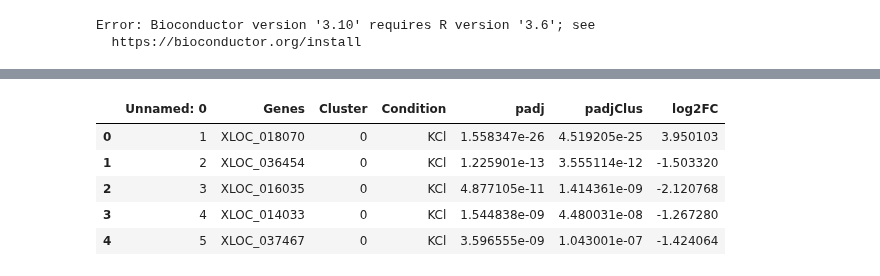
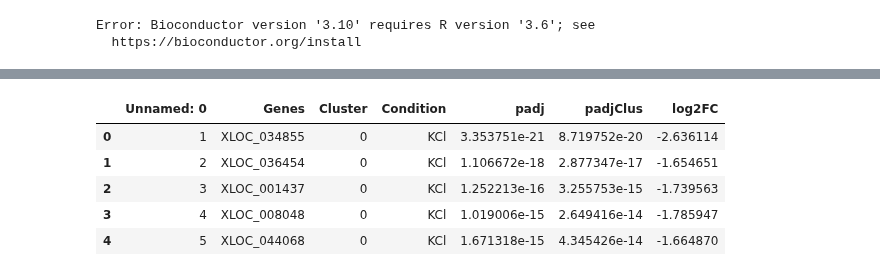
Before and after one commit to pachterlab/CWGFLHGCCHAP_2021, a Jupyter notebook: notebooks/StimulationAnalysis/deSeq2Analysis_StimulationResponse.ipynb, the cells around one changed output, grey strips where cells are left out. Cells and saved outputs as stored; diff of their text form; code cells hidden in the pictures.

```diff
--- a/notebooks/StimulationAnalysis/deSeq2Analysis_StimulationResponse.ipynb
+++ b/notebooks/StimulationAnalysis/deSeq2Analysis_StimulationResponse.ipynb
@@ -587,14 +596,13 @@ upset(fromList(vecsToPlot), sets = as.character(clusters),nintersects= NA,order.
 # %%
-deseq_df = pd.read_csv('./kallistoDEAnalysis_Stim/deSeq2_deGenesDF_log2FCof1_singleCellReplicates_noShrinkage_subSample.csv',
-            sep=",")
+deseq_df = pd.read_csv('D1.1818',sep=",") #./kallistoDEAnalysis_Stim/deSeq2_deGenesDF_log2FCof1_singleCellReplicates_noShrinkage_subSample.csv
 deseq_df.head()
 # %% [output]
 |  | Unnamed: 0 | Genes | Cluster | Condition | padj | padjClus | log2FC |
-| 0 | 1 | XLOC_018070 | 0 | KCl | 1.558347e-26 | 4.519205e-25 | 3.950103 |
-| 1 | 2 | XLOC_036454 | 0 | KCl | 1.225901e-13 | 3.555114e-12 | -1.503320 |
-| 2 | 3 | XLOC_016035 | 0 | KCl | 4.877105e-11 | 1.414361e-09 | -2.120768 |
-| 3 | 4 | XLOC_014033 | 0 | KCl | 1.544838e-09 | 4.480031e-08 | -1.267280 |
-| 4 | 5 | XLOC_037467 | 0 | KCl | 3.596555e-09 | 1.043001e-07 | -1.424064 |
+| 0 | 1 | XLOC_034855 | 0 | KCl | 3.353751e-21 | 8.719752e-20 | -2.636114 |
+| 1 | 2 | XLOC_036454 | 0 | KCl | 1.106672e-18 | 2.877347e-17 | -1.654651 |
+| 2 | 3 | XLOC_001437 | 0 | KCl | 1.252213e-16 | 3.255753e-15 | -1.739563 |
+| 3 | 4 | XLOC_008048 | 0 | KCl | 1.019006e-15 | 2.649416e-14 | -1.785947 |
+| 4 | 5 | XLOC_044068 | 0 | KCl | 1.671318e-15 | 4.345426e-14 | -1.664870 |
 # %%
 orthoGene = []
 orthoDescr = []
```
Also changed, not shown: parts of 18 cells of this notebook.
